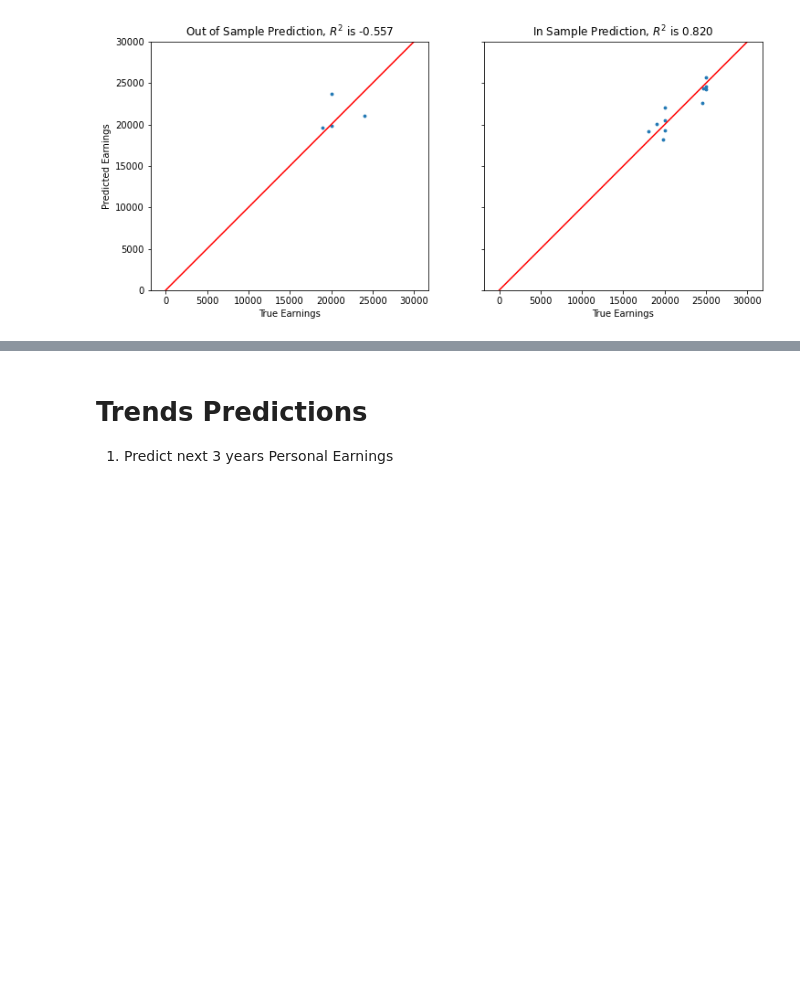
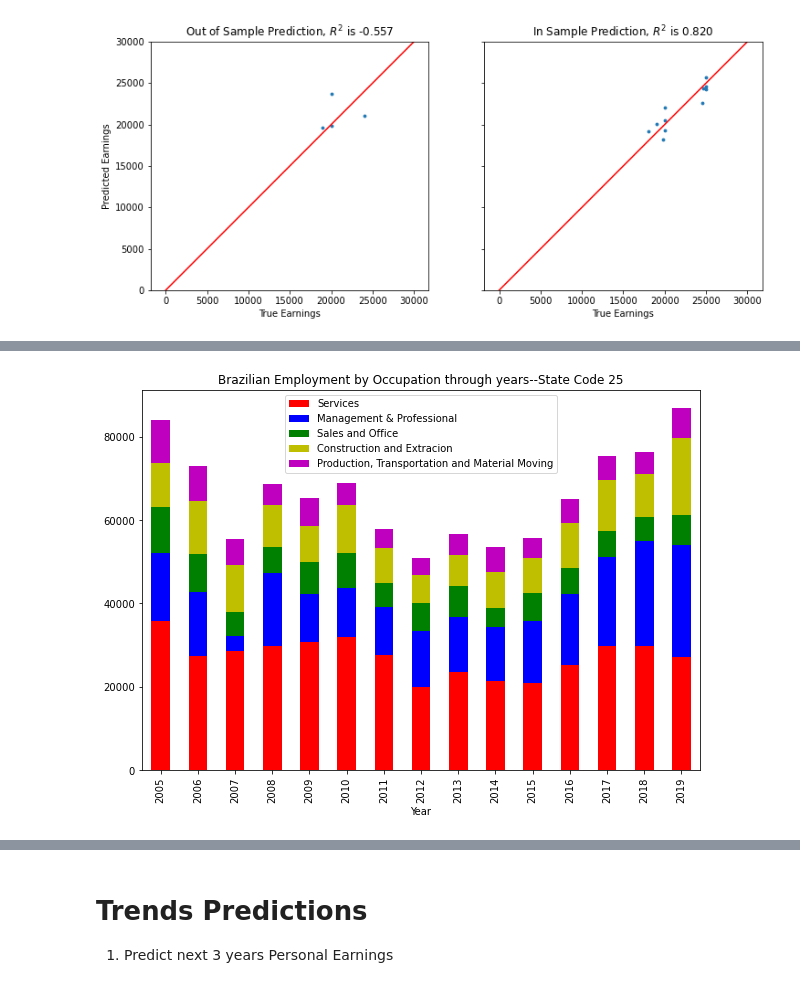
Before and after one commit to BU-Spark/ds-boston-bpda-br-census, a Jupyter notebook: Preprocessing_Qingyang/PredictionModel.ipynb, the cells around one changed output, grey strips where cells are left out. Saved outputs shown, nothing was run; the diff lists cells and outputs as text; code cells hidden in the pictures; blank space fills up the shorter version.

```diff
--- a/Preprocessing_Qingyang/PredictionModel.ipynb
+++ b/Preprocessing_Qingyang/PredictionModel.ipynb
@@ -441,3 +431,6 @@ x2-proportion of citizenship(is a citizen/the whole)
 d-Labored Force/labored+unemployed
 
 These features are correlated to Median Personal Income.
+# %%
+eo = pd.read_csv("data/Employment by Occupation.csv")
+eo
@@ -443,0 +451,24 @@ These features are correlated to Median Personal Income.
+# %%
+import matplotlib.pyplot as plt
+import numpy as np
+def eoForState(statecode):
+    s=str(statecode)
+    eoMA=eo[['Year','State Code',s]]
+    top5eoMA=eoMA.groupby('Year')[['State Code',s]].apply(lambda x:x.sort_values(by=[s],ascending=False)[:5]).reset_index()
+    fig, ax = plt.subplots(figsize=(10,7))
+    plt.title("Brazilian Employment by Occupation through years--State Code "+s)
+    State_Code = top5eoMA['State Code'].drop_duplicates()
+    margin_bottom = np.zeros(len(top5eoMA['Year'].drop_duplicates()))
+    colors = ["r", "b","g",'y','m']
+
+    for num, month in enumerate(State_Code):
+        values = list(top5eoMA[top5eoMA['State Code'] == month].loc[:, s])
+
+        top5eoMA[top5eoMA['State Code'] == month].plot.bar(x='Year',y=s, ax=ax, stacked=True,
+                                    bottom = margin_bottom, color=colors[num], label=month)
+        margin_bottom += values
+    plt.savefig('MA Brazilian Employment by Occupation through years.png')
+    plt.show()
+eoForState(25)
+# %% [output]
+[figure, added]
```
Also changed, not shown: parts of 31 cells of this notebook.
